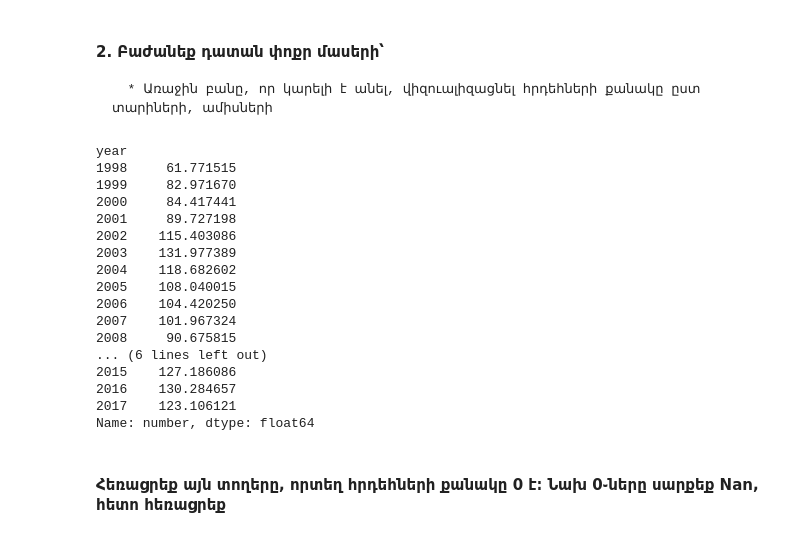
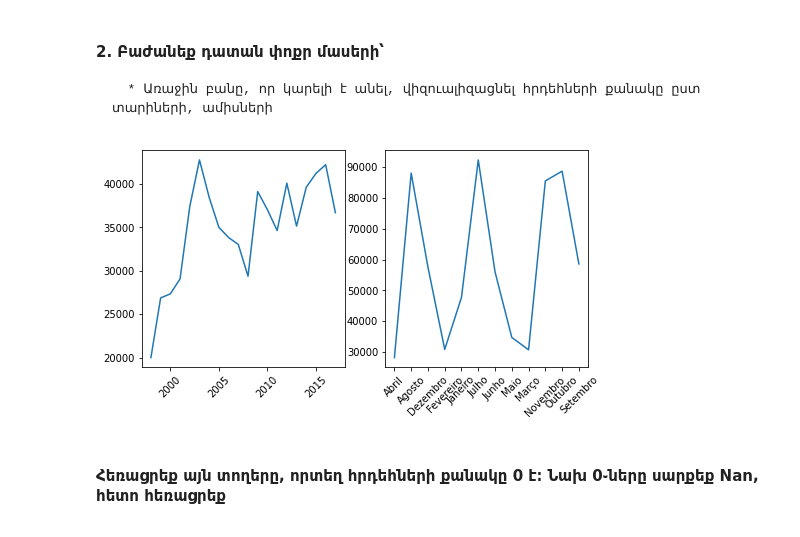
Before and after one commit to AnushavanAleksanyan/data_science_beyond, a Jupyter notebook: src/second_month/project_2.ipynb, the cells around one changed output. Cells and saved outputs as stored; diff of their text form; code cells hidden in the pictures.

```diff
--- a/src/second_month/project_2.ipynb
+++ b/src/second_month/project_2.ipynb
@@ -23,24 +36,19 @@ def mod_data(data):
 # %% [markdown]
 ####  2. Բաժանեք դատան փոքր մասերի՝
       * Առաջին բանը, որ կարելի է անել, վիզուալիզացնել հրդեհների քանակը ըստ տարիների, ամիսների
+# %%
+df1 = df.groupby(['year'])['number'].sum()
+df2 = df.groupby(['month'])['number'].sum()
+# %%
+fig = plt.figure(figsize=(8,4))
+ax1 = fig.add_subplot(1,2,1)
+ax2 = fig.add_subplot(1,2,2)
+ax1.plot(df1)
+ax2.plot(df2)
+ax1.tick_params(axis = "x", labelrotation=45)
+ax2.tick_params(axis = "x", labelrotation=45)
+# %% [output]
+[figure, added]
 # %%
-sums = df.groupby("year").number.mean()
-sums
+# years = df.groupby(['year']).number.sum()
+# years
-# %% [output]
-year
-1998     61.771515
-1999     82.971670
-2000     84.417441
-2001     89.727198
-2002    115.403086
-2003    131.977389
-2004    118.682602
-2005    108.040015
-2006    104.420250
-2007    101.967324
-2008     90.675815
-... (6 lines left out)
-2015    127.186086
-2016    130.284657
-2017    123.106121
-Name: number, dtype: float64
```
Also changed, not shown: parts of 21 cells of this notebook.
